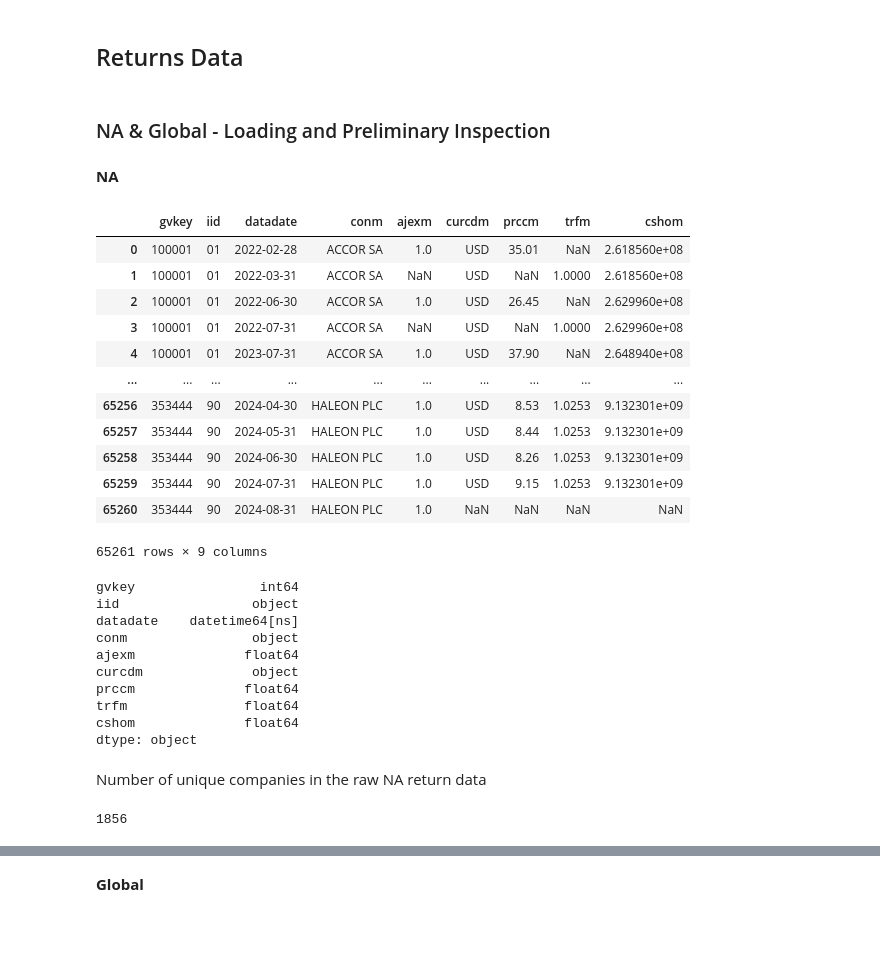
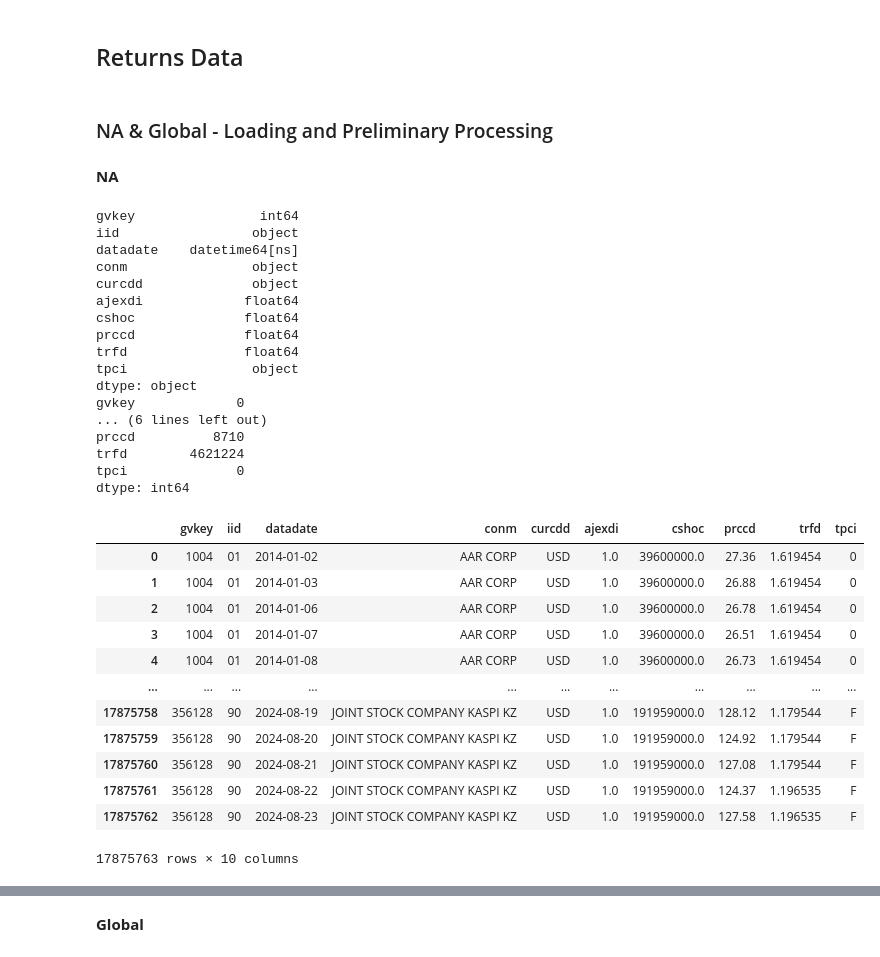
Before and after one commit to varunchodanker/MSc-Individual-Project, a Jupyter notebook: Phase1.ipynb, the cells around one changed output, grey strips where cells are left out. Cells and saved outputs as stored; diff of their text form; code cells hidden in the pictures; blank space fills up the shorter version.

Commit message:
New (2014-2024) emissions, fx, market returns processing && global+NA combined security returns processing, to test.

```diff
--- a/Phase1.ipynb
+++ b/Phase1.ipynb
@@ -1233,46 +1243,47 @@ Flushing oldest 200 entries.
 # %% [markdown]
 ## Returns Data
 # %% [markdown]
-### NA & Global - Loading and Preliminary Inspection
+### NA & Global - Loading and Preliminary Processing
 # %% [markdown]
 **NA**
 # %%
 na_returns_df = pd.read_csv(
-    "phase1_returns.csv",
+    "na_security_returns_2014to2024.csv",
+    dtype={"iid": "str", "tpci": "str"},
     parse_dates=["datadate"],
 )
+print(na_returns_df.dtypes)
+na_returns_df = na_returns_df.sort_values(["gvkey", "iid", "datadate"])
 
 na_returns_df
 # %% [output]
+gvkey                int64
+iid                 object
+datadate    datetime64[ns]
+conm                object
+curcdd              object
+ajexdi             float64
+cshoc              float64
+prccd              float64
+trfd               float64
+tpci                object
+dtype: object
+gvkey             0
+... (6 lines left out)
+prccd          8710
+trfd        4621224
+tpci              0
+dtype: int64
-|  | gvkey | iid | datadate | conm | ajexm | curcdm | prccm | trfm | cshom |
-| 0 | 100001 | 01 | 2022-02-28 | ACCOR SA | 1.0 | USD | 35.01 | NaN | 2.618560e+08 |
-| 1 | 100001 | 01 | 2022-03-31 | ACCOR SA | NaN | USD | NaN | 1.0000 | 2.618560e+08 |
-| 2 | 100001 | 01 | 2022-06-30 | ACCOR SA | 1.0 | USD | 26.45 | NaN | 2.629960e+08 |
-| 3 | 100001 | 01 | 2022-07-31 | ACCOR SA | NaN | USD | NaN | 1.0000 | 2.629960e+08 |
-| 4 | 100001 | 01 | 2023-07-31 | ACCOR SA | 1.0 | USD | 37.90 | NaN | 2.648940e+08 |
-| ... | ... | ... | ... | ... | ... | ... | ... | ... | ... |
-| 65256 | 353444 | 90 | 2024-04-30 | HALEON PLC | 1.0 | USD | 8.53 | 1.0253 | 9.132301e+09 |
-| 65257 | 353444 | 90 | 2024-05-31 | HALEON PLC | 1.0 | USD | 8.44 | 1.0253 | 9.132301e+09 |
-| 65258 | 353444 | 90 | 2024-06-30 | HALEON PLC | 1.0 | USD | 8.26 | 1.0253 | 9.132301e+09 |
-| 65259 | 353444 | 90 | 2024-07-31 | HALEON PLC | 1.0 | USD | 9.15 | 1.0253 | 9.132301e+09 |
-| 65260 | 353444 | 90 | 2024-08-31 | HALEON PLC | 1.0 | NaN | NaN | NaN | NaN |
+|  | gvkey | iid | datadate | conm | curcdd | ajexdi | cshoc | prccd | trfd | tpci |
+| 0 | 1004 | 01 | 2014-01-02 | AAR CORP | USD | 1.0 | 39600000.0 | 27.36 | 1.619454 | 0 |
+| 1 | 1004 | 01 | 2014-01-03 | AAR CORP | USD | 1.0 | 39600000.0 | 26.88 | 1.619454 | 0 |
+| 2 | 1004 | 01 | 2014-01-06 | AAR CORP | USD | 1.0 | 39600000.0 | 26.78 | 1.619454 | 0 |
+| 3 | 1004 | 01 | 2014-01-07 | AAR CORP | USD | 1.0 | 39600000.0 | 26.51 | 1.619454 | 0 |
+| 4 | 1004 | 01 | 2014-01-08 | AAR CORP | USD | 1.0 | 39600000.0 | 26.73 | 1.619454 | 0 |
+| ... | ... | ... | ... | ... | ... | ... | ... | ... | ... | ... |
+| 17875758 | 356128 | 90 | 2024-08-19 | JOINT STOCK COMPANY KASPI KZ | USD | 1.0 | 191959000.0 | 128.12 | 1.179544 | F |
+| 17875759 | 356128 | 90 | 2024-08-20 | JOINT STOCK COMPANY KASPI KZ | USD | 1.0 | 191959000.0 | 124.92 | 1.179544 | F |
+| 17875760 | 356128 | 90 | 2024-08-21 | JOINT STOCK COMPANY KASPI KZ | USD | 1.0 | 191959000.0 | 127.08 | 1.179544 | F |
+| 17875761 | 356128 | 90 | 2024-08-22 | JOINT STOCK COMPANY KASPI KZ | USD | 1.0 | 191959000.0 | 124.37 | 1.196535 | F |
+| 17875762 | 356128 | 90 | 2024-08-23 | JOINT STOCK COMPANY KASPI KZ | USD | 1.0 | 191959000.0 | 127.58 | 1.196535 | F |
-65261 rows × 9 columns
+17875763 rows × 10 columns
-# %%
-na_returns_df.dtypes
-# %% [output]
-gvkey                int64
-iid                 object
-datadate    datetime64[ns]
-conm                object
-ajexm              float64
-curcdm              object
-prccm              float64
-trfm               float64
-cshom              float64
-dtype: object
-# %% [markdown]
-Number of unique companies in the raw NA return data
-# %%
-na_returns_df["gvkey"].nunique()
-# %% [output]
-1856
```
Also changed, not shown: parts of 99 cells of this notebook.
